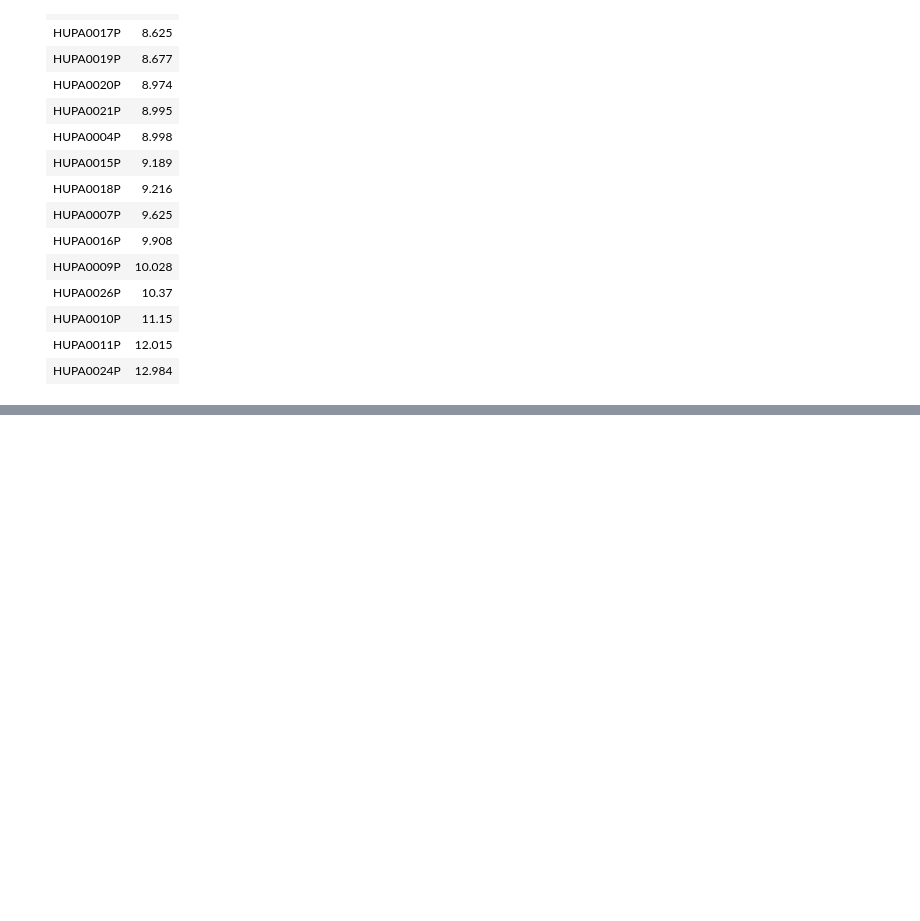
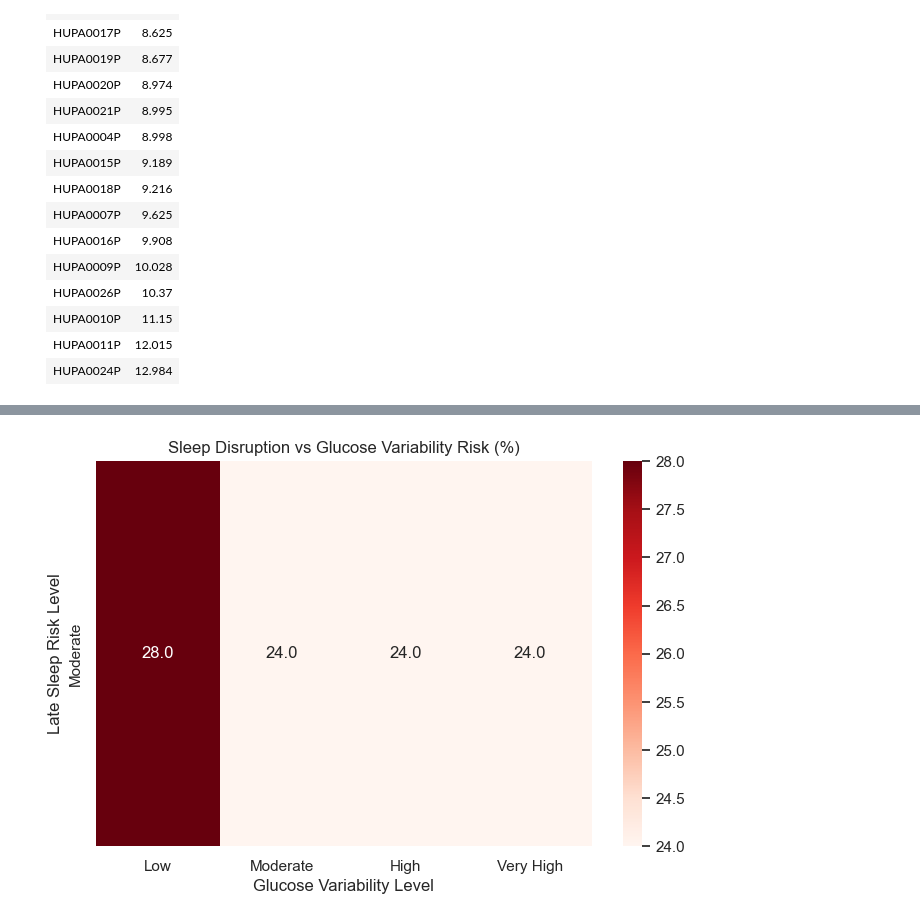
Before and after one commit to rajeshwariananth/Team01_PyVoyagers_Python_Hackathon_MAY_2026, a Jupyter notebook: Team01_PYVoyagers_Prescriptive.ipynb, the cells around one changed output, grey strips where cells are left out. Cells and saved outputs as stored; diff of their text form; code cells hidden in the pictures; blank space fills up the shorter version.

```diff
--- a/Team01_PYVoyagers_Prescriptive.ipynb
+++ b/Team01_PYVoyagers_Prescriptive.ipynb
@@ -1009,0 +1246,73 @@ plt.show()
+# %%
+import seaborn as sns
+sns.set_theme(style="white")
+
+# STEP 1: SAFETY CHECK
+df = df.copy()
+
+df.columns = df.columns.str.strip()
+df["time"] = pd.to_datetime(df["time"])
+
+# STEP 2: CREATE SLEEP FEATURES (if missing)
+df["hour"] = df["time"].dt.hour
+df["late_sleep"] = df["hour"] < 6.5
+
+# STEP 3: PATIENT LEVEL METRICS
+var_df = (
+    df.groupby("patient_id")["glucose"]
+    .std()
+    .reset_index()
+    .rename(columns={"glucose": "glucose_variability"})
+)
+
+sleep_df = (
+    df.groupby("patient_id")["late_sleep"]
+    .mean()
+    .reset_index()
+    .rename(columns={"late_sleep": "late_sleep_rate"})
+)
+
+# STEP 4: BUILD sleep_var (FIXED - was missing)
+demo_clean = demo.drop_duplicates(subset=["patient_id"])
+
+sleep_var = demo_clean.merge(var_df, on="patient_id", how="left")
+sleep_var = sleep_var.merge(sleep_df, on="patient_id", how="left")
+
+# remove missing values
+sleep_var = sleep_var.dropna()
+
+# STEP 5: CREATE GROUPS
+sleep_var["sleep_group"] = pd.cut(
+    sleep_var["late_sleep_rate"],
+    bins=[0, 0.2, 0.5, 0.8, 1.0],
+    labels=["Low", "Moderate", "High", "Severe"]
+)
+
+sleep_var["variability_group"] = pd.qcut(
+    sleep_var["glucose_variability"],
+    q=4,
+    labels=["Low", "Moderate", "High", "Very High"]
+)
+
+# STEP 6: HEATMAP TABLE
+heat_data = pd.crosstab(
+    sleep_var["sleep_group"],
+    sleep_var["variability_group"],
+    normalize="index"
+) * 100
+
+# STEP 7: PLOT
+plt.figure(figsize=(8,5))
+sns.heatmap(
+    heat_data,
+    annot=True,
+    fmt=".1f",
+    cmap="Reds"
+)
+
+plt.title("Sleep Disruption vs Glucose Variability Risk (%)")
+plt.xlabel("Glucose Variability Level")
+plt.ylabel("Late Sleep Risk Level")
+plt.show()
+# %% [output]
+[figure, added]
```
Also changed, not shown: parts of 27 cells of this notebook.
